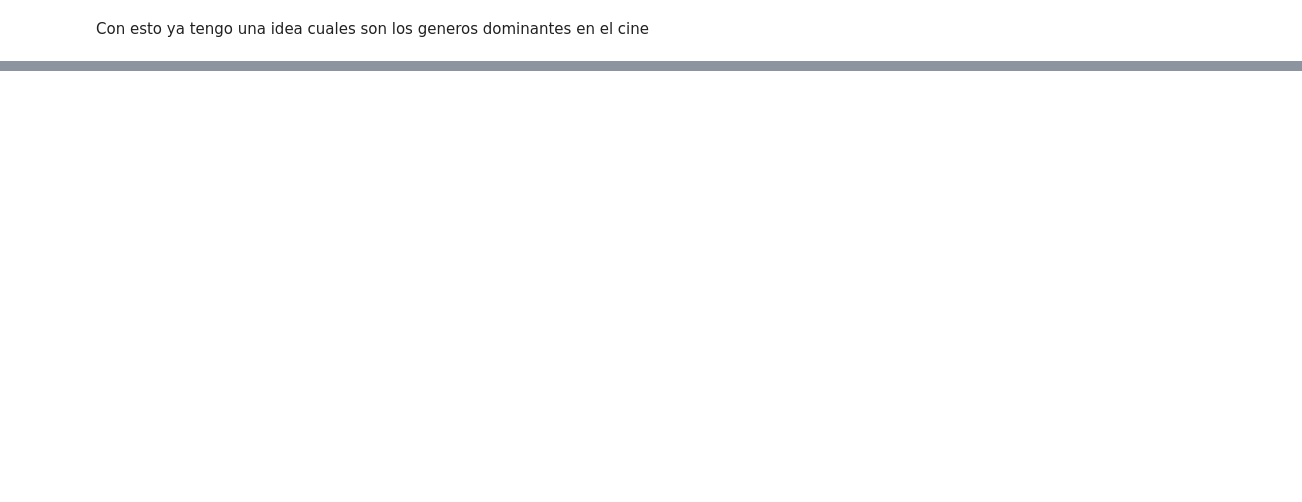
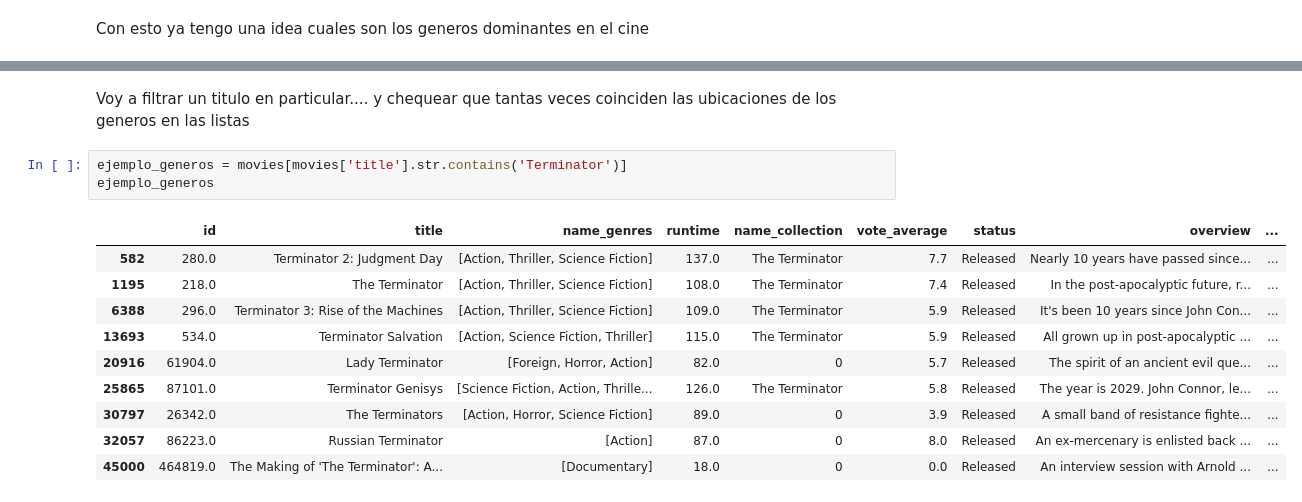
Before and after one commit to matiasbarriosled/MLOPS, a Jupyter notebook: eda/eda_movie.ipynb, the cells around one changed output, grey strips where cells are left out. Cells and saved outputs as stored; diff of their text form; blank space fills up the shorter version.

```diff
--- a/eda/eda_movie.ipynb
+++ b/eda/eda_movie.ipynb
@@ -350,0 +390,16 @@ Con esto ya tengo una idea cuales son los generos dominantes en el cine
+# %% [markdown]
+Voy a filtrar un titulo en particular.... y chequear que tantas veces coinciden las ubicaciones de los generos en las listas
+# %%
+ejemplo_generos = movies[movies['title'].str.contains('Terminator')]
+ejemplo_generos
+# %% [output]
+|  | id | title | name_genres | runtime | name_collection | vote_average | status | overview | ... |
+| 582 | 280.0 | Terminator 2: Judgment Day | [Action, Thriller, Science Fiction] | 137.0 | The Terminator | 7.7 | Released | Nearly 10 years have passed since... | ... |
+| 1195 | 218.0 | The Terminator | [Action, Thriller, Science Fiction] | 108.0 | The Terminator | 7.4 | Released | In the post-apocalyptic future, r... | ... |
+| 6388 | 296.0 | Terminator 3: Rise of the Machines | [Action, Thriller, Science Fiction] | 109.0 | The Terminator | 5.9 | Released | It's been 10 years since John Con... | ... |
+| 13693 | 534.0 | Terminator Salvation | [Action, Science Fiction, Thriller] | 115.0 | The Terminator | 5.9 | Released | All grown up in post-apocalyptic ... | ... |
+| 20916 | 61904.0 | Lady Terminator | [Foreign, Horror, Action] | 82.0 | 0 | 5.7 | Released | The spirit of an ancient evil que... | ... |
+| 25865 | 87101.0 | Terminator Genisys | [Science Fiction, Action, Thrille... | 126.0 | The Terminator | 5.8 | Released | The year is 2029. John Connor, le... | ... |
+| 30797 | 26342.0 | The Terminators | [Action, Horror, Science Fiction] | 89.0 | 0 | 3.9 | Released | A small band of resistance fighte... | ... |
+| 32057 | 86223.0 | Russian Terminator | [Action] | 87.0 | 0 | 8.0 | Released | An ex-mercenary is enlisted back ... | ... |
+| 45000 | 464819.0 | The Making of 'The Terminator': A... | [Documentary] | 18.0 | 0 | 0.0 | Released | An interview session with Arnold ... | ... |
```
Also changed, not shown: parts of 26 cells of this notebook, 3 other files.
